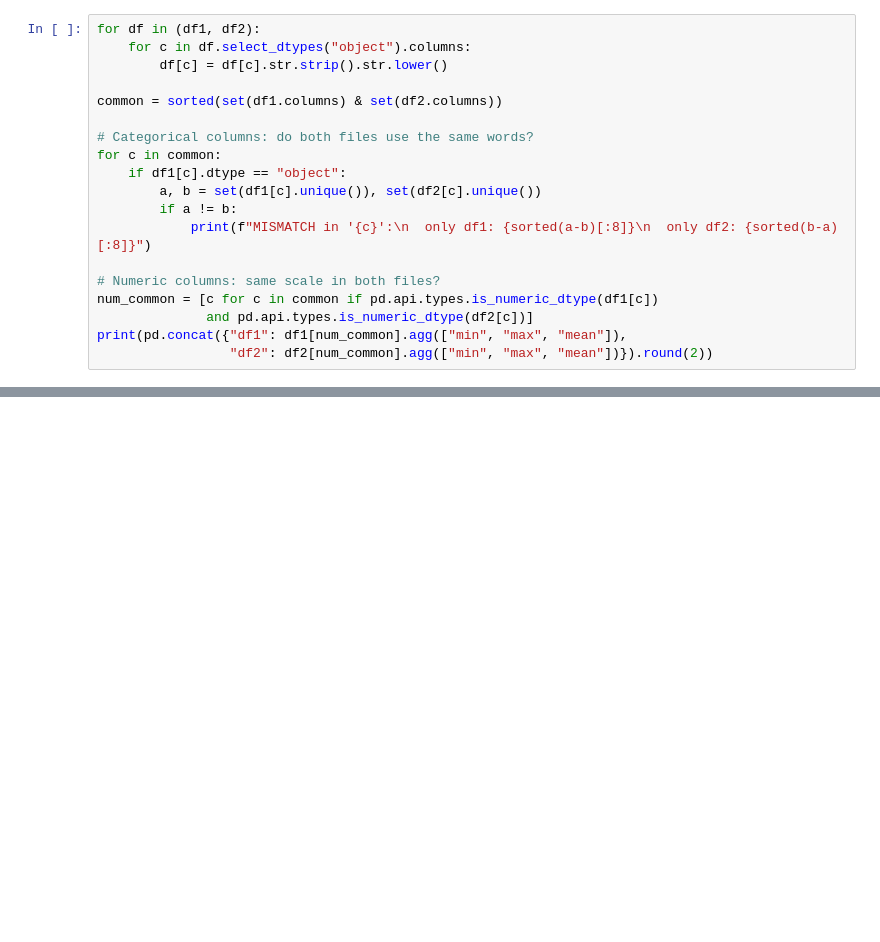
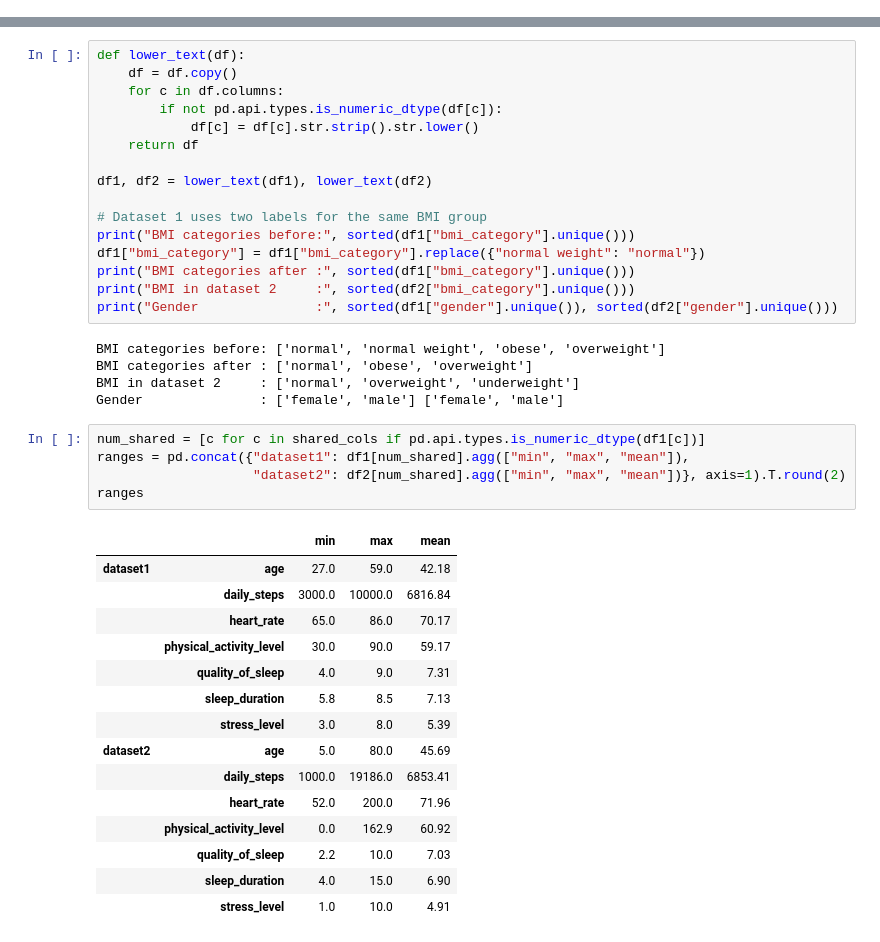
Before and after one commit to HamsMSaidam/QUALIFY, a Jupyter notebook: notebooks/01_preprocessing_hams.ipynb, the cells around one changed output, grey strips where cells are left out. Drawn from its saved outputs; the diff is of its cells as text; blank space fills up the shorter version.

```diff
--- a/notebooks/01_preprocessing_hams.ipynb
+++ b/notebooks/01_preprocessing_hams.ipynb
@@ -66,19 +94,0 @@ Only in df2: ['alcohol_drinks_per_week', 'health_risk', 'health_risk_score', 'ma
-# %%
-for df in (df1, df2):
-    for c in df.select_dtypes("object").columns:
-        df[c] = df[c].str.strip().str.lower()
-
-common = sorted(set(df1.columns) & set(df2.columns))
-
-# Categorical columns: do both files use the same words?
-for c in common:
-    if df1[c].dtype == "object":
-        a, b = set(df1[c].unique()), set(df2[c].unique())
-        if a != b:
-            print(f"MISMATCH in '{c}':\n  only df1: {sorted(a-b)[:8]}\n  only df2: {sorted(b-a)[:8]}")
-
-# Numeric columns: same scale in both files?
-num_common = [c for c in common if pd.api.types.is_numeric_dtype(df1[c])
-              and pd.api.types.is_numeric_dtype(df2[c])]
-print(pd.concat({"df1": df1[num_common].agg(["min", "max", "mean"]),
-                 "df2": df2[num_common].agg(["min", "max", "mean"])}).round(2))
@@ -104,0 +95,42 @@ See https://pandas.pydata.org/docs/user_guide/migration-3-strings.html#string-mi
+# %%
+def lower_text(df):
+    df = df.copy()
+    for c in df.columns:
+        if not pd.api.types.is_numeric_dtype(df[c]):
+            df[c] = df[c].str.strip().str.lower()
+    return df
+
+df1, df2 = lower_text(df1), lower_text(df2)
+
+# Dataset 1 uses two labels for the same BMI group
+print("BMI categories before:", sorted(df1["bmi_category"].unique()))
+df1["bmi_category"] = df1["bmi_category"].replace({"normal weight": "normal"})
+print("BMI categories after :", sorted(df1["bmi_category"].unique()))
+print("BMI in dataset 2     :", sorted(df2["bmi_category"].unique()))
+print("Gender               :", sorted(df1["gender"].unique()), sorted(df2["gender"].unique()))
+# %% [output]
+BMI categories before: ['normal', 'normal weight', 'obese', 'overweight']
+BMI categories after : ['normal', 'obese', 'overweight']
+BMI in dataset 2     : ['normal', 'overweight', 'underweight']
+Gender               : ['female', 'male'] ['female', 'male']
+# %%
+num_shared = [c for c in shared_cols if pd.api.types.is_numeric_dtype(df1[c])]
+ranges = pd.concat({"dataset1": df1[num_shared].agg(["min", "max", "mean"]),
+                    "dataset2": df2[num_shared].agg(["min", "max", "mean"])}, axis=1).T.round(2)
+ranges
+# %% [output]
+|  |  | min | max | mean |
+| dataset1 | age | 27.0 | 59.0 | 42.18 |
+|  | daily_steps | 3000.0 | 10000.0 | 6816.84 |
+|  | heart_rate | 65.0 | 86.0 | 70.17 |
+|  | physical_activity_level | 30.0 | 90.0 | 59.17 |
+|  | quality_of_sleep | 4.0 | 9.0 | 7.31 |
+|  | sleep_duration | 5.8 | 8.5 | 7.13 |
+|  | stress_level | 3.0 | 8.0 | 5.39 |
+| dataset2 | age | 5.0 | 80.0 | 45.69 |
+|  | daily_steps | 1000.0 | 19186.0 | 6853.41 |
+|  | heart_rate | 52.0 | 200.0 | 71.96 |
+|  | physical_activity_level | 0.0 | 162.9 | 60.92 |
+|  | quality_of_sleep | 2.2 | 10.0 | 7.03 |
+|  | sleep_duration | 4.0 | 15.0 | 6.90 |
+|  | stress_level | 1.0 | 10.0 | 4.91 |
```
Also changed, not shown: parts of 16 cells of this notebook, 13 other files.
